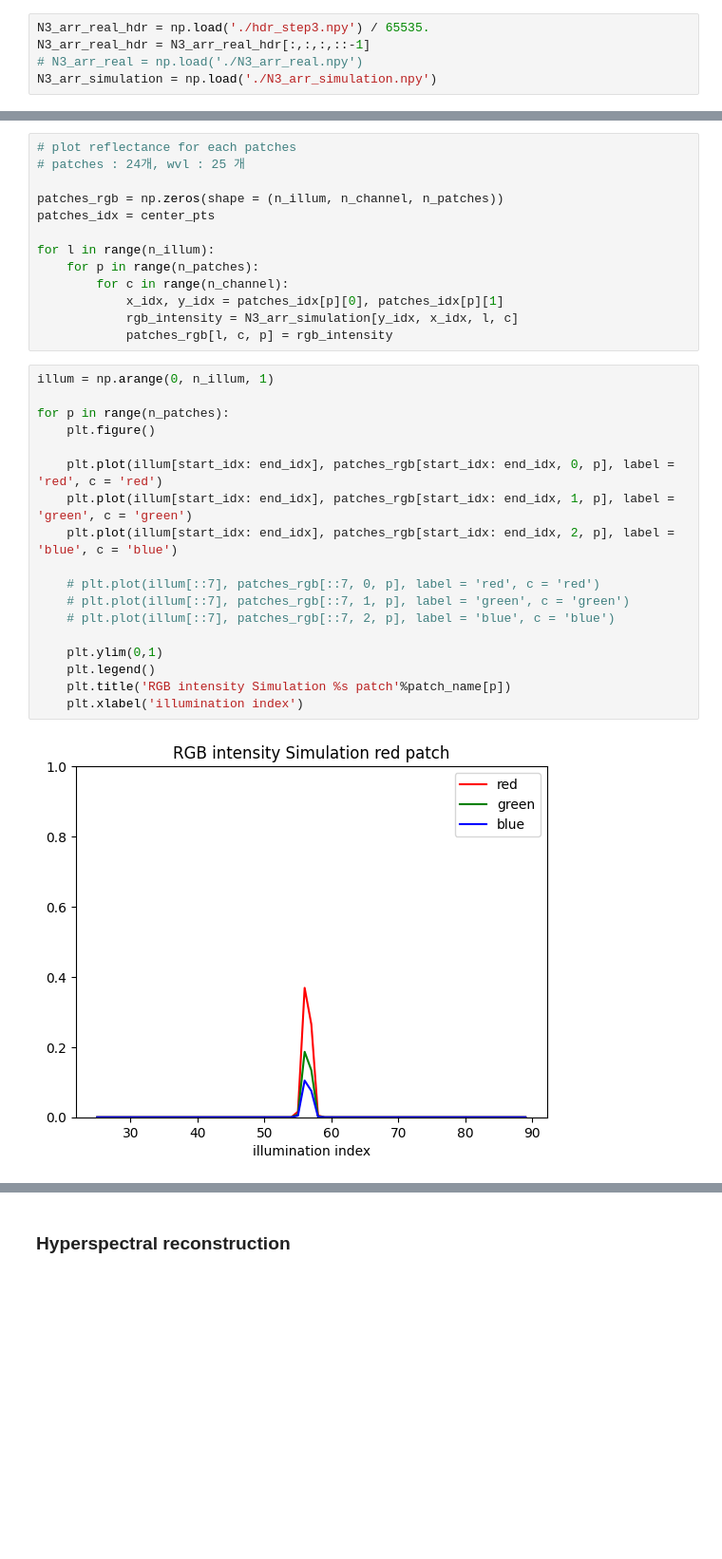
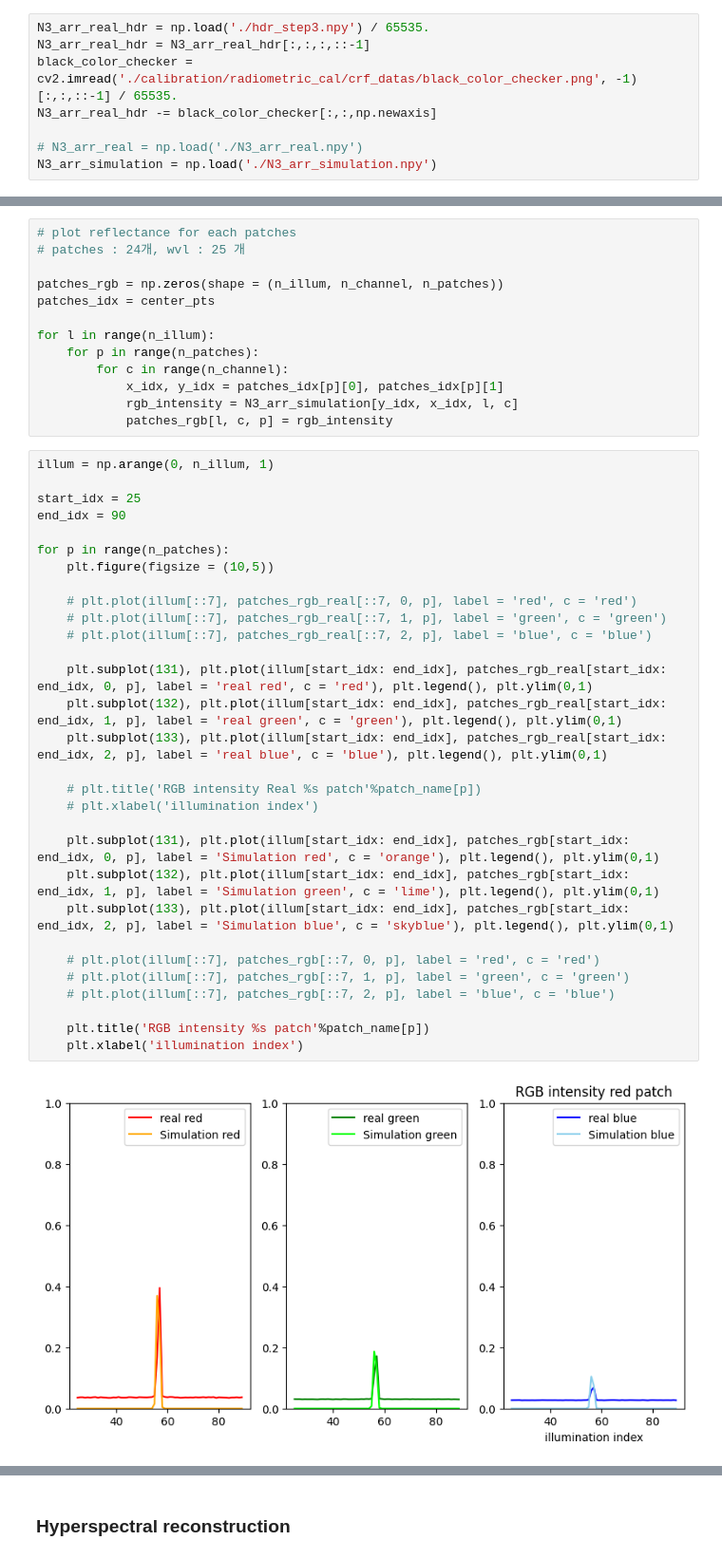
Before and after one commit to shshin1210/DSL, a Jupyter notebook: hyp_recon_patch_test.ipynb, the cells around one changed output, grey strips where cells are left out. Shown: that part at 95% size. Cells and saved outputs as stored; diff of their text form; blank space fills up the shorter version.

```diff
--- a/hyp_recon_patch_test.ipynb
+++ b/hyp_recon_patch_test.ipynb
@@ -78,6 +78,9 @@ for i in range(0,25,10):
 # %%
 N3_arr_real_hdr = np.load('./hdr_step3.npy') / 65535.
 N3_arr_real_hdr = N3_arr_real_hdr[:,:,:,::-1]
+black_color_checker = cv2.imread('./calibration/radiometric_cal/crf_datas/black_color_checker.png', -1)[:,:,::-1] / 65535.
+N3_arr_real_hdr -= black_color_checker[:,:,np.newaxis]
+
 # N3_arr_real = np.load('./N3_arr_real.npy')
 N3_arr_simulation = np.load('./N3_arr_simulation.npy')
 # %%
@@ -227,20 +171,32 @@ for l in range(n_illum):
 # %%
 illum = np.arange(0, n_illum, 1)
 
+start_idx = 25
+end_idx = 90
+
 for p in range(n_patches):
-    plt.figure()
+    plt.figure(figsize = (10,5))
 
-    plt.plot(illum[start_idx: end_idx], patches_rgb[start_idx: end_idx, 0, p], label = 'red', c = 'red')
-    plt.plot(illum[start_idx: end_idx], patches_rgb[start_idx: end_idx, 1, p], label = 'green', c = 'green')
-    plt.plot(illum[start_idx: end_idx], patches_rgb[start_idx: end_idx, 2, p], label = 'blue', c = 'blue')
+    # plt.plot(illum[::7], patches_rgb_real[::7, 0, p], label = 'red', c = 'red')
+    # plt.plot(illum[::7], patches_rgb_real[::7, 1, p], label = 'green', c = 'green')
+    # plt.plot(illum[::7], patches_rgb_real[::7, 2, p], label = 'blue', c = 'blue')
+
+    plt.subplot(131), plt.plot(illum[start_idx: end_idx], patches_rgb_real[start_idx: end_idx, 0, p], label = 'real red', c = 'red'), plt.legend(), plt.ylim(0,1)
+    plt.subplot(132), plt.plot(illum[start_idx: end_idx], patches_rgb_real[start_idx: end_idx, 1, p], label = 'real green', c = 'green'), plt.legend(), plt.ylim(0,1)
+    plt.subplot(133), plt.plot(illum[start_idx: end_idx], patches_rgb_real[start_idx: end_idx, 2, p], label = 'real blue', c = 'blue'), plt.legend(), plt.ylim(0,1)
+
+    # plt.title('RGB intensity Real %s patch'%patch_name[p])
+    # plt.xlabel('illumination index')
+
+    plt.subplot(131), plt.plot(illum[start_idx: end_idx], patches_rgb[start_idx: end_idx, 0, p], label = 'Simulation red', c = 'orange'), plt.legend(), plt.ylim(0,1)
+    plt.subplot(132), plt.plot(illum[start_idx: end_idx], patches_rgb[start_idx: end_idx, 1, p], label = 'Simulation green', c = 'lime'), plt.legend(), plt.ylim(0,1)
+    plt.subplot(133), plt.plot(illum[start_idx: end_idx], patches_rgb[start_idx: end_idx, 2, p], label = 'Simulation blue', c = 'skyblue'), plt.legend(), plt.ylim(0,1)
 
     # plt.plot(illum[::7], patches_rgb[::7, 0, p], label = 'red', c = 'red')
     # plt.plot(illum[::7], patches_rgb[::7, 1, p], label = 'green', c = 'green')
     # plt.plot(illum[::7], patches_rgb[::7, 2, p], label = 'blue', c = 'blue')
 
-    plt.ylim(0,1)
-    plt.legend()
-    plt.title('RGB intensity Simulation %s patch'%patch_name[p])
+    plt.title('RGB intensity %s patch'%patch_name[p])
     plt.xlabel('illumination index')
 # %% [output]
-[figure, old version]
+[figure, new version]
```
Also changed, not shown: parts of 29 cells of this notebook, 4 other files.
